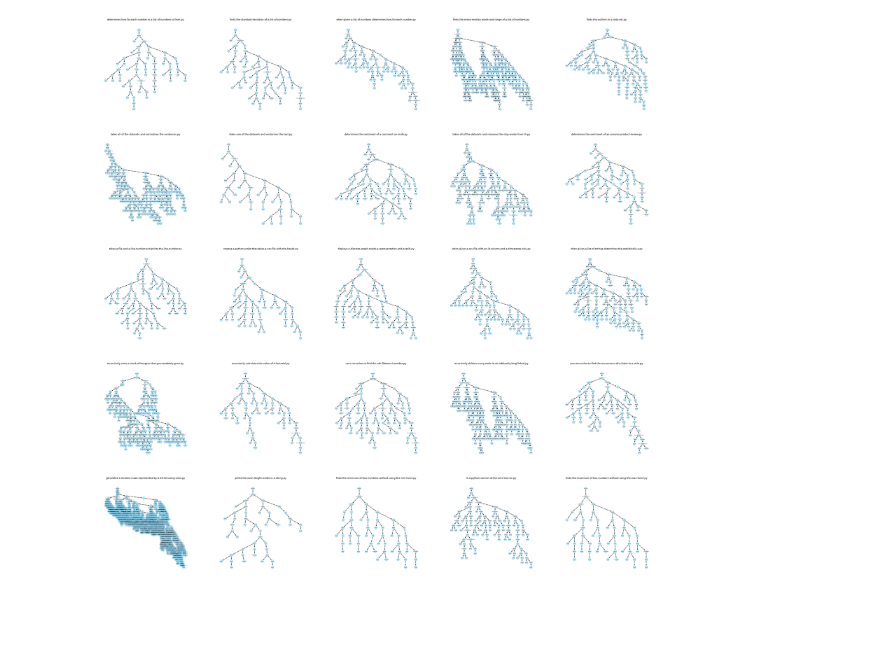
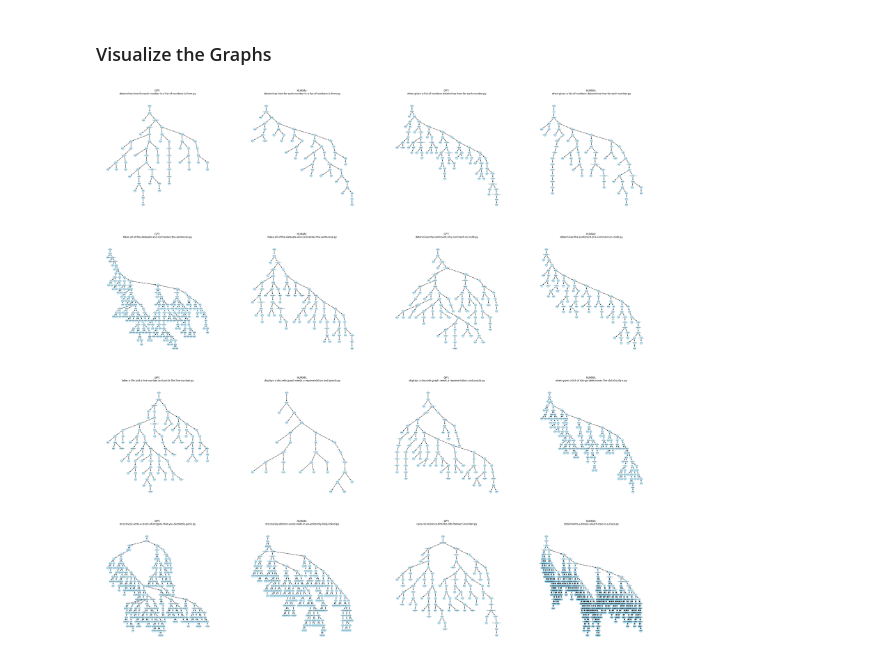
Before and after one commit to mfawadakbar/ChatGPT-promises-and-pitfalls, a Jupyter notebook: prediction_model.ipynb, the cells around one changed output. Drawn from its saved outputs; the diff is of its cells as text; code cells hidden in the pictures; blank space fills up the shorter version.

```diff
--- a/prediction_model.ipynb
+++ b/prediction_model.ipynb
@@ -215,0 +240,32 @@ KeyError: 'Graph'
+# %%
+def get_dgl_graph(graphs, graph_classes, graphs_vocab):
+    """ Converts the sequence of graphs to sequence of dgl graphs, populates node masks, x, y
+        Inputs:
+            graphs: list of networkx graphs
+            grade_class: class of the graph
+            graphs_vocab: vocabulary of the graphs
+        Returns:
+            list of dgl graphs
+    """
+    dgl_graphs = []
+    for i, graph in enumerate(graphs):
+        grade_class = graph_classes[i]
+        dgl_graph = dgl.from_networkx(graph)
+
+        mask = th.ones(len(dgl_graph.nodes()))
+        dgl_graph.ndata["mask"] = mask.long()
+        dgl_graph.ndata["y"] = th.tensor([grade_class]* len(graph.nodes())).reshape(-1)
+        x = th.tensor(
+            [graphs_vocab.index(node) for node in get_label(graph, graph.nodes())]
+        )
+        dgl_graph.ndata["x"] = x.long()
+        dgl_graphs.append(dgl_graph)
+    return dgl_graphs
+# %%
+trainset_dgl_graphs = get_dgl_graph(trainset_graphs, train_labels, list(total_unique_nodes))
+testset_dgl_graphs = get_dgl_graph(testset_graphs, test_labels, list(total_unique_nodes))
+len(trainset_dgl_graphs), len(testset_dgl_graphs)
+train_end_indexes = []
+for i, graphs in enumerate(trainset_dgl_graphs):
+    train_end_indexes.append([len(graphs.nodes())])
+train_end_indexes = np.array(train_end_indexes).reshape(-1)
@@ -216,9 +662,12 @@ KeyError: 'Graph'
+# %% [markdown]
+### Visualize the Graphs
 # %%
 # Visualize some graphs from the ChatGPT dataset
 from tqdm import tqdm
-fig, ax = plt.subplots(5, 5, figsize=(50, 50))
-for i in tqdm(range(5)):
-    for j in range(5):
-        plot_graph(ChatGPT_ast_df.iloc[i*10+j]['Graph'], label=ChatGPT_ast_df.iloc[i*10+j]['Filename'], ax =ax[i][j])
+fig, ax = plt.subplots(4, 4, figsize=(50, 50))
+for i in tqdm(range(0,4)):
+    for j in range(0,4,2):
+        plot_graph(ChatGPT_ast_graph_df.iloc[i*10+j]['Graph'], label="GPT: \n"+ChatGPT_ast_graph_df.iloc[i*10+j]['Filename'], ax =ax[i][j])
+        plot_graph(humanCode_ast_graph_df.iloc[i*10+j]['Graph'], label="HUMAN: \n"+humanCode_ast_graph_df.iloc[i*10+j]['Filename'], ax =ax[i][j+1])
 # %% [output]
-[figure, old version]
+[figure, new version]
```
Also changed, not shown: parts of 30 cells of this notebook, 4 other files.
